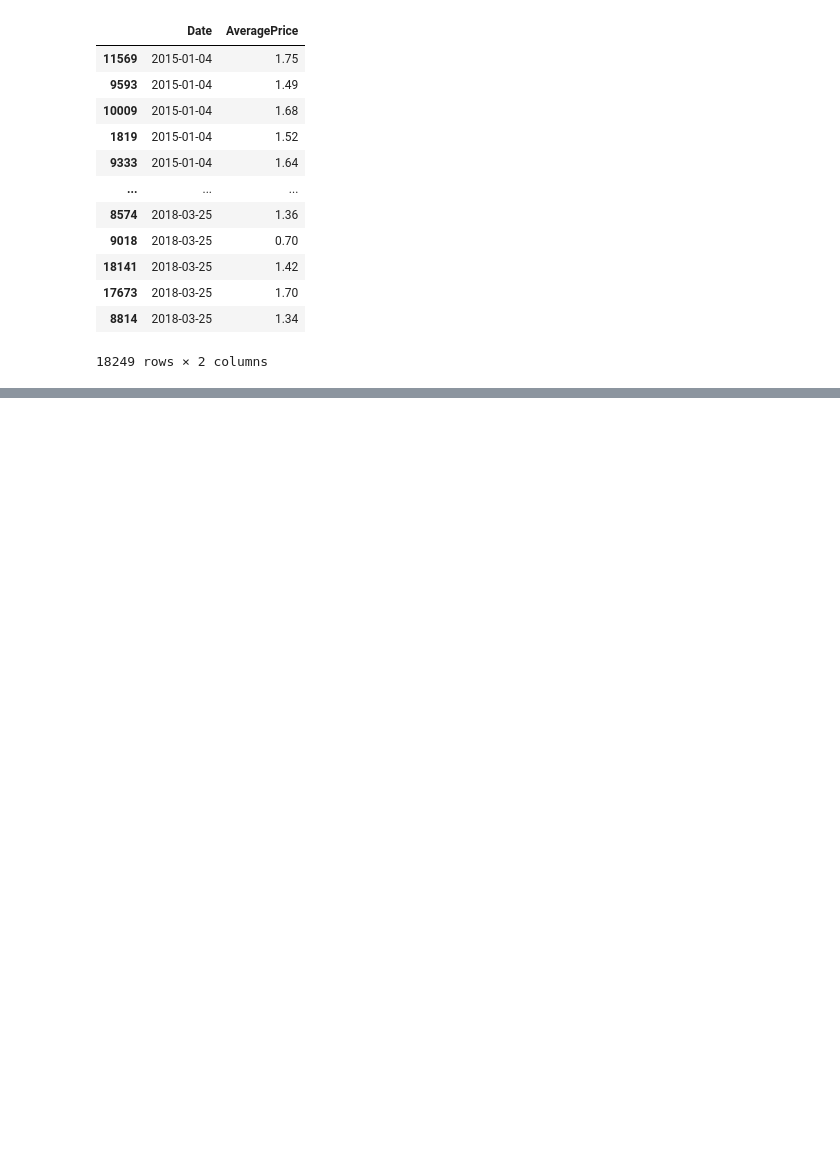
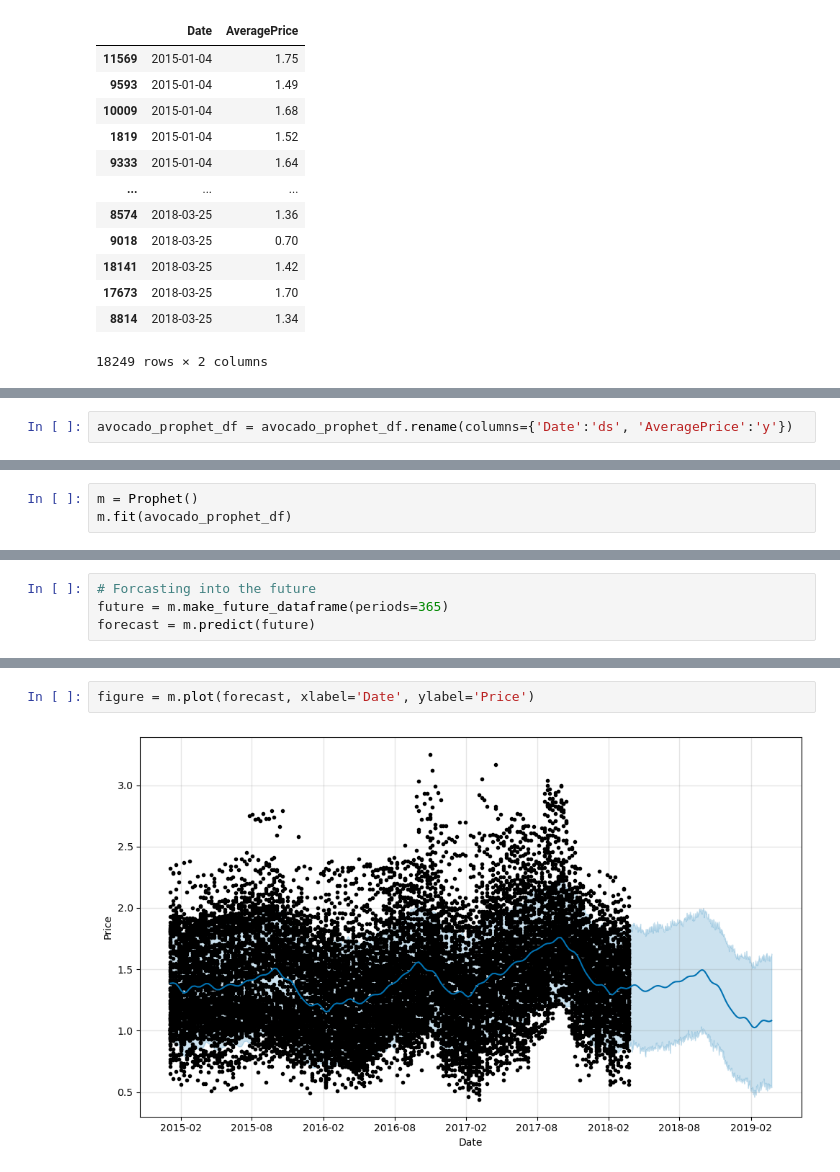
Before and after one commit to elarsaks/8ML-Projects, a Jupyter notebook: Project 4/MySolution.ipynb, the cells around one changed output, grey strips where cells are left out. Cells and saved outputs as stored; diff of their text form; blank space fills up the shorter version.

Commit message:
Do nr 49. - Make predictions part 1.

```diff
--- a/Project 4/MySolution.ipynb
+++ b/Project 4/MySolution.ipynb
@@ -122,0 +123,2 @@ avocado_prophet_df
+# %%
+avocado_prophet_df = avocado_prophet_df.rename(columns={'Date':'ds', 'AveragePrice':'y'})
@@ -122,0 +141,3 @@ avocado_prophet_df
+# %%
+m = Prophet()
+m.fit(avocado_prophet_df)
@@ -122,0 +148,4 @@ avocado_prophet_df
+# %%
+# Forcasting into the future
+future = m.make_future_dataframe(periods=365)
+forecast = m.predict(future)
@@ -122,0 +168,4 @@ avocado_prophet_df
+# %%
+figure = m.plot(forecast, xlabel='Date', ylabel='Price')
+# %% [output]
+[figure, added]
```
Also changed, not shown: parts of 7 cells of this notebook.
